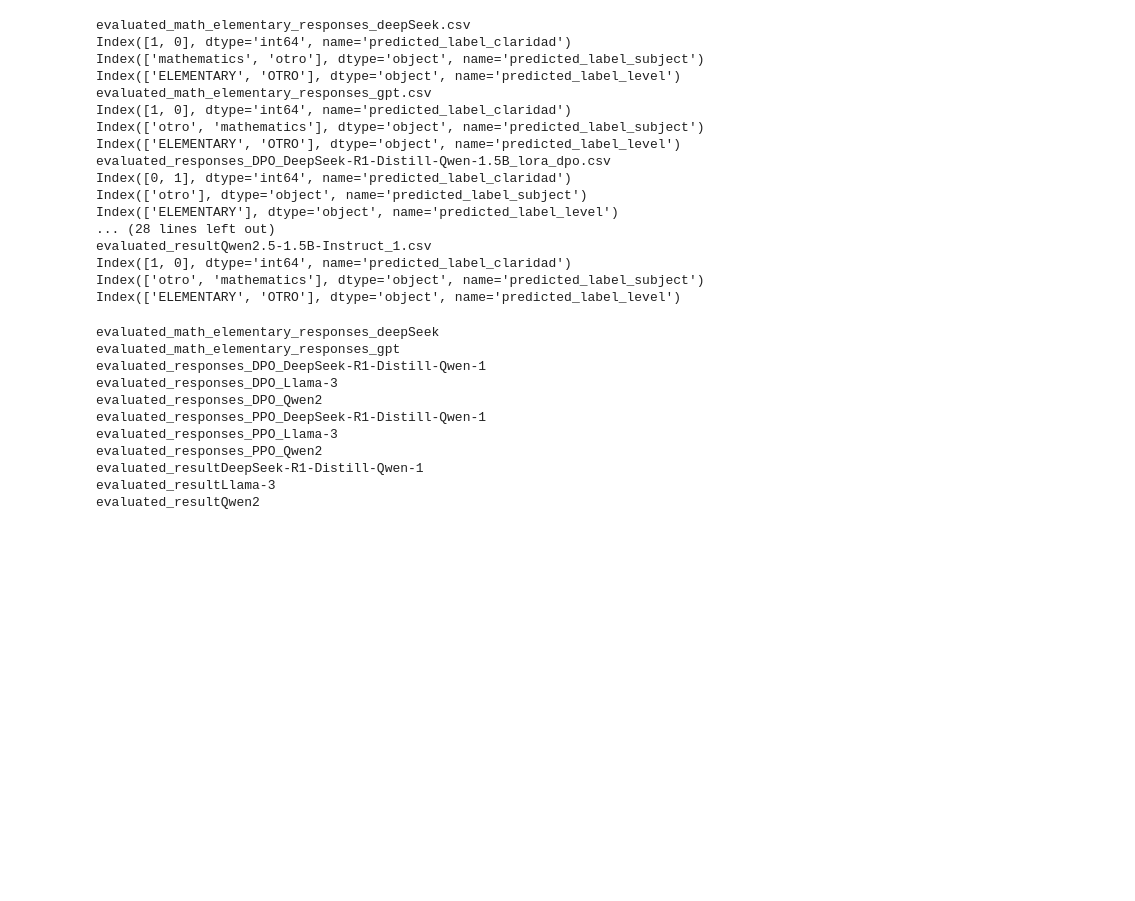
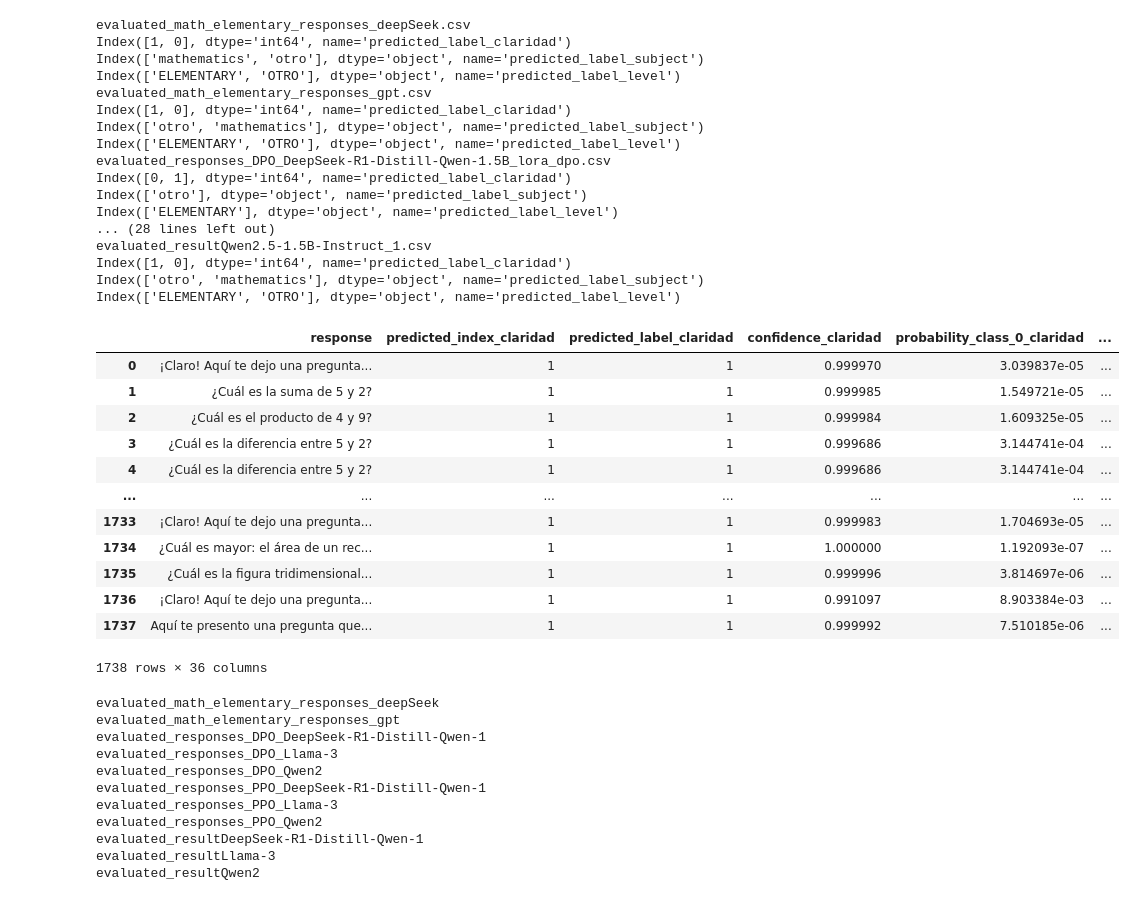
Before and after one commit to ElGabo26/paperRLAIF, a Jupyter notebook: getResultados/makeresultados.ipynb, the cells around one changed output. Drawn from its saved outputs; the diff is of its cells as text; code cells hidden in the pictures; blank space fills up the shorter version.

```diff
--- a/getResultados/makeresultados.ipynb
+++ b/getResultados/makeresultados.ipynb
@@ -5,9 +10,12 @@ import matplotlib.pyplot as plt
 # %% [markdown]
 # OBTENCION DE RESULTADOS
 # %%
-pathresults=r"C:\Users\Gabo\Desktop\PAPPER Rlaif\getResultados\evaluatedResponses\evaluatedResponses"
+pathresults=r"C:\Users\Gabo\Desktop\PAPPER Rlaif\makeResponses\evaluatedResponses"
+pathresponses=r"C:\Users\Gabo\Desktop\PAPPER Rlaif\makeResponses\finalResponses"
 archivos=os.listdir(pathresults)
+respon=os.listdir(pathresponses)
 prompts=pd.read_csv(r"C:\Users\Gabo\Desktop\PAPPER Rlaif\makeResponses\promptBases\finalPromptBases\elementary_math_prompts_1200.csv")
 print(archivos)
+print(respon)
 # %% [output]
 ['evaluated_math_elementary_responses_deepSeek.csv', 'evaluated_math_elementary_responses_gpt.csv', 'evaluated_responses_DPO_DeepSeek-R1-Distill-Qwen-1.5B_lora_dpo.csv', 'evaluated_responses_DPO_Llama ...
@@ -14,3 +29,28 @@ print(archivos)
 # %%
-prompts.columns
+bases={
+
+}
+
+basesToHelp={}
+for  i,j in  zip(respon,archivos):
+    name=i.split('.')[0]
+    if i in j:
+        eva=pd.read_csv(f"{pathresults}/{j}", index_col=0)
+        res=pd.read_csv(f"{pathresponses}/{i}",index_col=0)
+        db=pd.merge(eva,res,how='left',on='response')
+        if "prompt_id" in db:
+
+            if 'prompt' in db:
+                db.drop(columns='prompt', inplace=True)
+
+            db=pd.merge(db,prompts,on='prompt_id', how='left')
+
+        else:
+            #print('prompt' in db)
+            db=pd.merge(db,prompts,on='prompt', how='left')
+        print('prompt_id' in db.columns)
+        bases[name]=db
+        th=db[db['prompt_id'].isin(idsR)][['prompt_id','skill','prompt','response']]
+        th[['subject','clarity','habilidad','level']]=[0,0,0,0]
+        basesToHelp[name]=th
 # %% [output]
@@ -118,6 +452,22 @@ evaluated_resultQwen2.5-1.5B-Instruct_1.csv
 Index([1, 0], dtype='int64', name='predicted_label_claridad')
 Index(['otro', 'mathematics'], dtype='object', name='predicted_label_subject')
 Index(['ELEMENTARY', 'OTRO'], dtype='object', name='predicted_label_level')
+# %%
+bases['evaluated_responses_PPO_Llama-3.2-1B-Instruct-PPO.csv']
+# %% [output]
+|  | response | predicted_index_claridad | predicted_label_claridad | confidence_claridad | probability_class_0_claridad | ... |
+| 0 | ¡Claro! Aquí te dejo una pregunta... | 1 | 1 | 0.999970 | 3.039837e-05 | ... |
+| 1 | ¿Cuál es la suma de 5 y 2? | 1 | 1 | 0.999985 | 1.549721e-05 | ... |
+| 2 | ¿Cuál es el producto de 4 y 9? | 1 | 1 | 0.999984 | 1.609325e-05 | ... |
+| 3 | ¿Cuál es la diferencia entre 5 y 2? | 1 | 1 | 0.999686 | 3.144741e-04 | ... |
+| 4 | ¿Cuál es la diferencia entre 5 y 2? | 1 | 1 | 0.999686 | 3.144741e-04 | ... |
+| ... | ... | ... | ... | ... | ... | ... |
+| 1733 | ¡Claro! Aquí te dejo una pregunta... | 1 | 1 | 0.999983 | 1.704693e-05 | ... |
+| 1734 | ¿Cuál es mayor: el área de un rec... | 1 | 1 | 1.000000 | 1.192093e-07 | ... |
+| 1735 | ¿Cuál es la figura tridimensional... | 1 | 1 | 0.999996 | 3.814697e-06 | ... |
+| 1736 | ¡Claro! Aquí te dejo una pregunta... | 1 | 1 | 0.991097 | 8.903384e-03 | ... |
+| 1737 | Aquí te presento una pregunta que... | 1 | 1 | 0.999992 | 7.510185e-06 | ... |
+1738 rows × 36 columns
 # %%
 for k in basesresult.keys():
     print(k)
```
Also changed, not shown: parts of 25 cells of this notebook, 25 other files.
